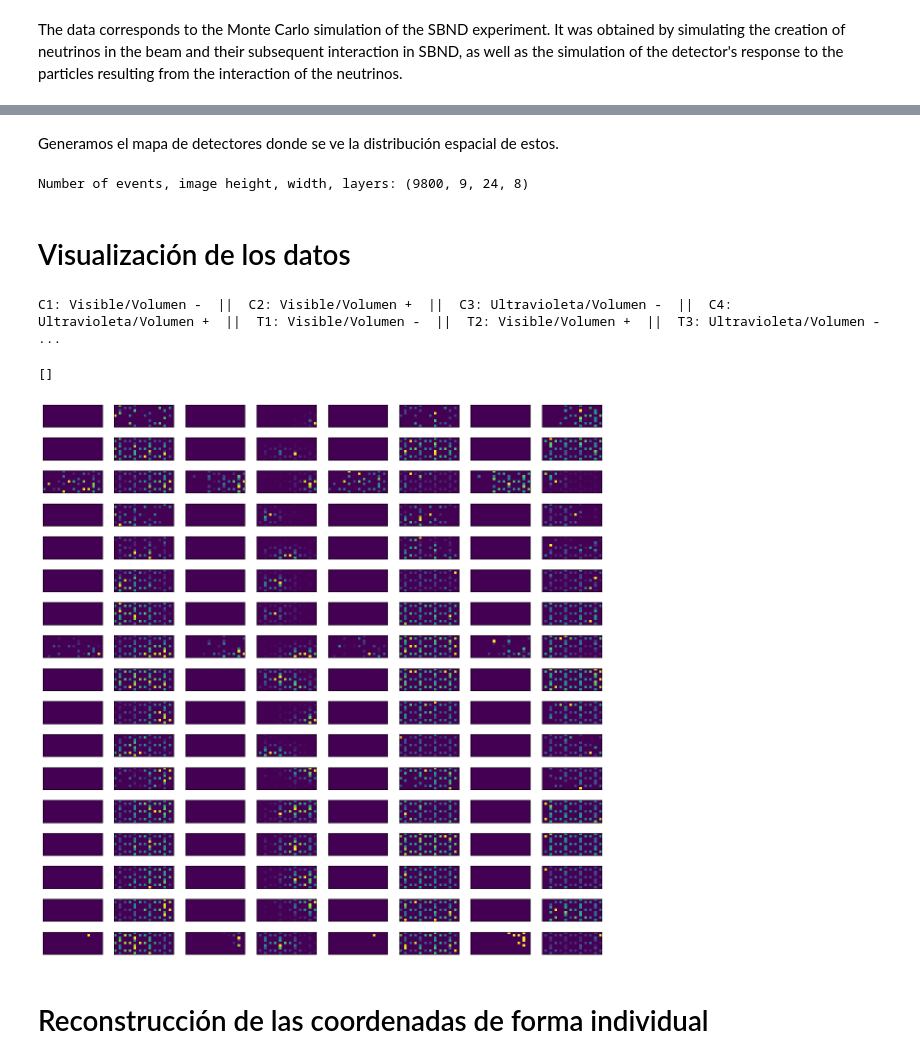
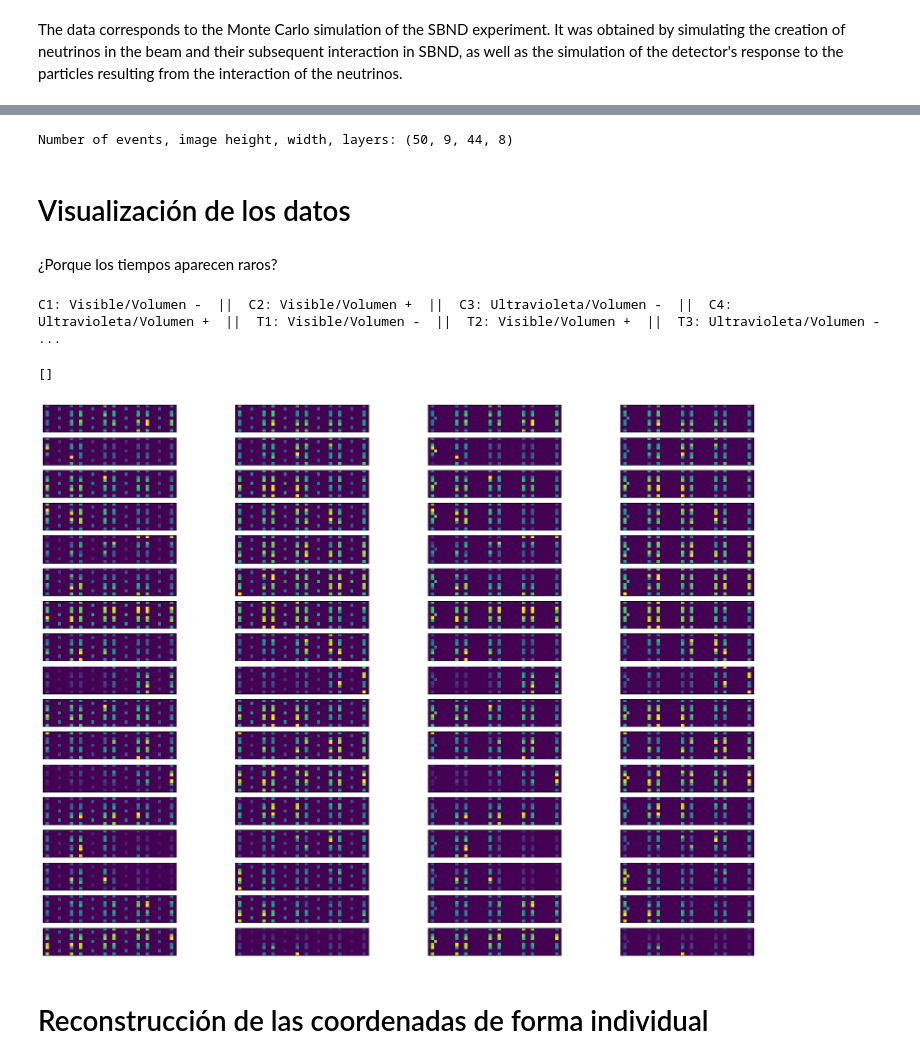
Before and after one commit to CIEMAT-Neutrino/AI_nuvT, a Jupyter notebook: nuvT_pred.ipynb, the cells around one changed output, grey strips where cells are left out. Drawn from its saved outputs; the diff is of its cells as text; code cells hidden in the pictures.

Commit message:
se han añadido mapas y modificado diversas entradas

```diff
--- a/nuvT_pred.ipynb
+++ b/nuvT_pred.ipynb
@@ -278,32 +182,5 @@ fig.show()
-# %% [markdown]
-Generamos el mapa de detectores donde se ve la distribución espacial de estos.
-# %%
-vis_map = np.array(([-2,-2,24,-2,-2,-2,-2,-2,102,-2,-2,-2,-2,-2,180,-2,-2,-2,-2,-2,258,-2,-2,-2],
-                           [0,-2,-2,-2,54,-2,78,-2,-2,-2,132,-2,156,-2,-2,-2,210,-2,234,-2,-2,-2,288,-2],
-                           [-2,-2,26,-2,-2,-2,-2,-2,104,-2,-2,-2,-2,-2,182,-2,-2,-2,-2,-2,260,-2,-2,-2],
-                           [-2,-2,28,-2,-2,-2,-2,-2,106,-2,-2,-2,-2,-2,184,-2,-2,-2,-2,-2,262,-2,-2,-2],
-                           [2,-2,-2,-2,56,-2,80,-2,-2,-2,134,-2,158,-2,-2,-2,212,-2,236,-2,-2,-2,290,-2],
-                           [-2,-2,30,-2,-2,-2,-2,-2,108,-2,-2,-2,-2,-2,186,-2,-2,-2,-2,-2,264,-2,-2,-2],
-                           [-2,-2,32,-2,-2,-2,-2,-2,110,-2,-2,-2,-2,-2,188,-2,-2,-2,-2,-2,266,-2,-2,-2],
-                           [4,-2,-2,-2,58,-2,82,-2,-2,-2,136,-2,160,-2,-2,-2,214,-2,238,-2,-2,-2,292,-2],
-                           [-2,-2,34,-2,-2,-2,-2,-2,112,-2,-2,-2,-2,-2,190,-2,-2,-2,-2,-2,268,-2,-2,-2]))
-
-vuv_map = np.array(([-2,-2,-2,42,-2,-2,-2,-2,-2,120,-2,-2,-2,-2,-2,198,-2,-2,-2,-2,-2,276,-2,-2],
-                           [-2,18,-2,-2,-2,72,-2,96,-2,-2,-2,150,-2,174,-2,-2,-2,228,-2,252,-2,-2,-2,306],
-                           [-2,-2,-2,44,-2,-2,-2,-2,-2,122,-2,-2,-2,-2,-2,200,-2,-2,-2,-2,-2,278,-2,-2],
-                           [-2,-2,-2,46,-2,-2,-2,-2,-2,124,-2,-2,-2,-2,-2,202,-2,-2,-2,-2,-2,280,-2,-2],
-                           [-2,10,-2,-2,-2,74,-2,98,-2,-2,-2,152,-2,176,-2,-2,-2,230,-2,254,-2,-2,-2,308],
-                           [-2,-2,-2,48,-2,-2,-2,-2,-2,126,-2,-2,-2,-2,-2,204,-2,-2,-2,-2,-2,282,-2,-2],
-                           [-2,-2,-2,50,-2,-2,-2,-2,-2,128,-2,-2,-2,-2,-2,206,-2,-2,-2,-2,-2,284,-2,-2],
-                           [-2,22,-2,-2,-2,76,-2,100,-2,-2,-2,154,-2,178,-2,-2,-2,232,-2,256,-2,-2,-2,310],
-                           [-2,-2,-2,52,-2,-2,-2,-2,-2,130,-2,-2,-2,-2,-2,208,-2,-2,-2,-2,-2,286,-2,-2]))
-
-
-
-vis_map = np.row_stack((vis_map,vis_map+1))
-vuv_map = np.row_stack((vuv_map,vuv_map+1))
 # %%
-ch_y = 12
+ch_y = 22
 ch_z = 9
 
 # Creamos la matriz con distribución espacial
@@ -345,26 +222,28 @@ image[:,:,:,7] = tiempos_vuv_map[1]
 
 print('Number of events, image height, width, layers:', np.shape(image))
 # %% [output]
-Number of events, image height, width, layers: (9800, 9, 24, 8)
+Number of events, image height, width, layers: (50, 9, 44, 8)
 # %% [markdown]
 
 # Visualización de los datos
+# %% [markdown]
+¿Porque los tiempos aparecen raros?
 # %%
-event_index = np.array([30,0,31,27,68,56,61,32,25,92,54,38,18,16,12,37,8])
+event_index = np.array([30,0,31,27,1,3,4,32,25,31,23,38,18,16,12,37,8])
 
 print('C1: Visible/Volumen -  ||  C2: Visible/Volumen +  ||  C3: Ultravioleta/Volumen -  ||  C4: Ultravioleta/Volumen +  ||  T1: Visible/Volumen -  ||  T2: Visible/Volumen +  ||  T3: Ultravioleta/Volumen -  ||  T4: Ultravioleta/Volumen +')
 
-fig, axs = plt.subplots(17, 8, figsize=(15, 15))
+fig, axs = plt.subplots(17, 4, figsize=(20, 15))
 
 for i in range(17):
-  for j in range(8):
+  for j in range(4):
     axs[i,j].imshow(image[event_index[i],:,:,j])
 
 plt.setp(axs, xticks=[], yticks=[])
 # %% [output]
 C1: Visible/Volumen -  ||  C2: Visible/Volumen +  ||  C3: Ultravioleta/Volumen -  ||  C4: Ultravioleta/Volumen +  ||  T1: Visible/Volumen -  ||  T2: Visible/Volumen +  ||  T3: Ultravioleta/Volumen -   ...
 []
-[figure, old version]
+[figure, new version]
 # %% [markdown]
 
 
```
Also changed, not shown: parts of 37 cells of this notebook.
